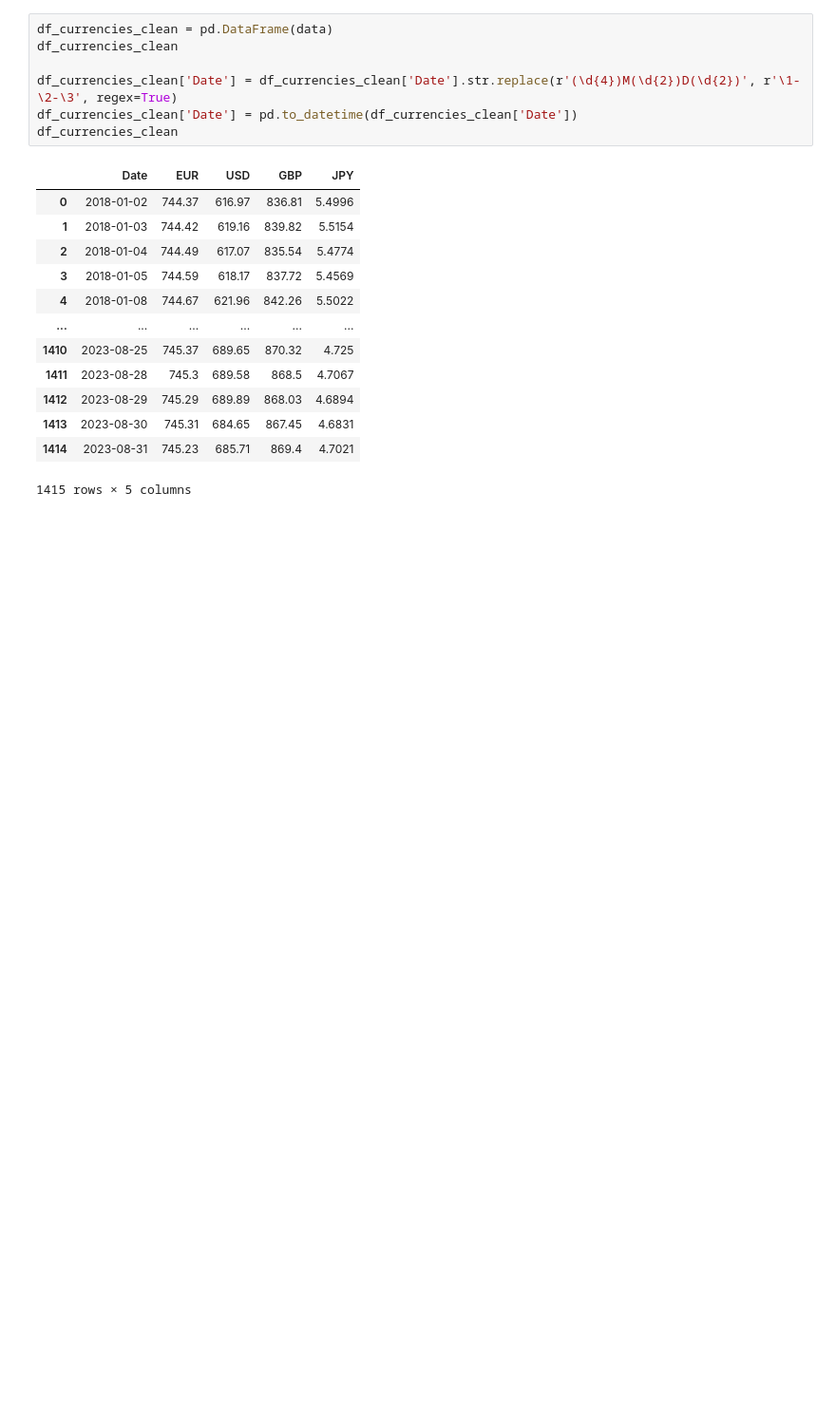
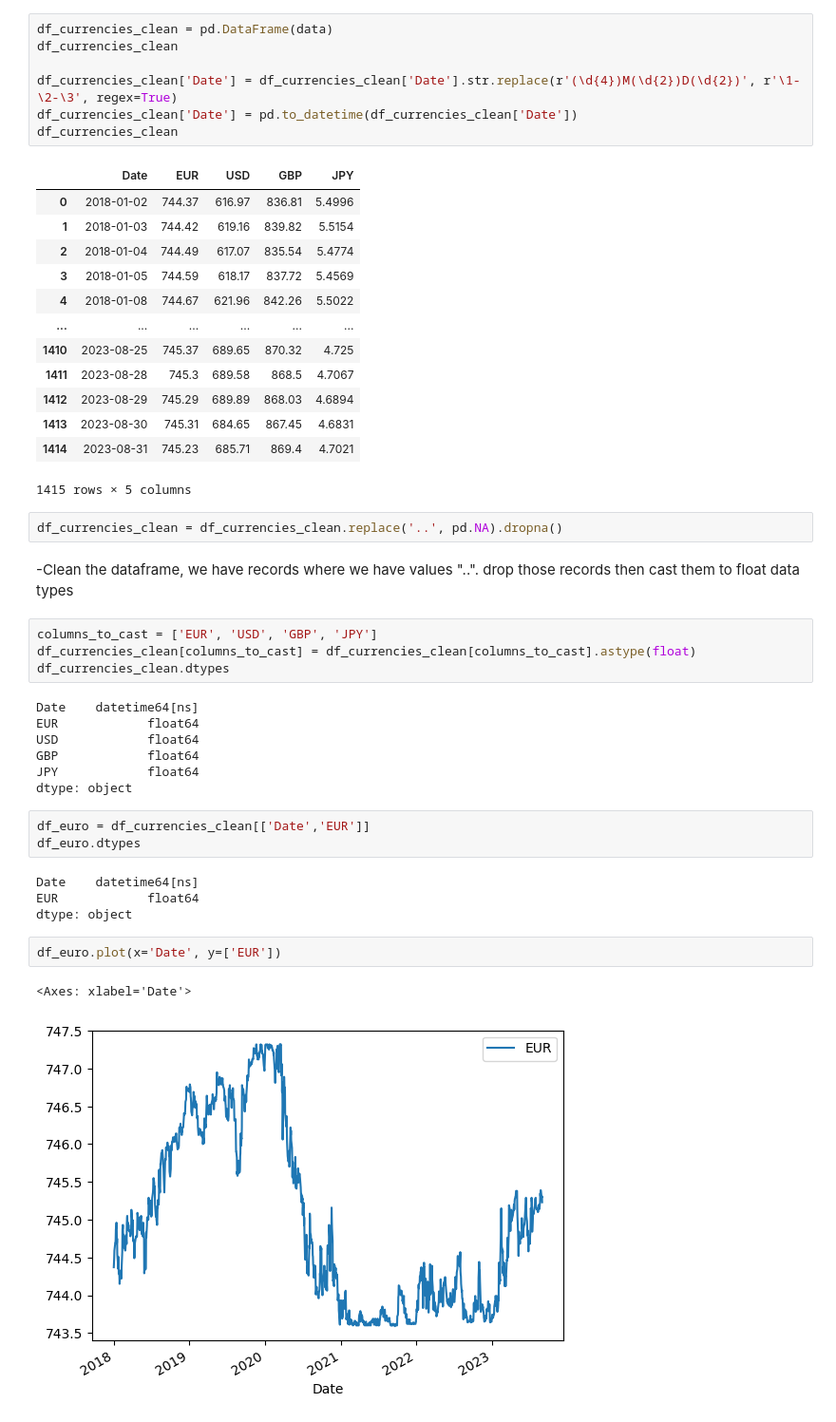
Before and after one commit to sonjamehes/PythonExchangeRate, a Jupyter notebook: all_currencies.ipynb, the cells around one changed output. Shown at 95% size. Drawn from its saved outputs; the diff is of its cells as text; blank space fills up the shorter version.

```diff
--- a/all_currencies.ipynb
+++ b/all_currencies.ipynb
@@ -51,3 +51,30 @@ df_currencies_clean
 | 1413 | 2023-08-30 | 745.31 | 684.65 | 867.45 | 4.6831 |
 | 1414 | 2023-08-31 | 745.23 | 685.71 | 869.4 | 4.7021 |
 1415 rows × 5 columns
+# %%
+df_currencies_clean = df_currencies_clean.replace('..', pd.NA).dropna()
+# %% [markdown]
+-Clean the dataframe, we have records where we have values "..". drop those records then cast them to float data types
+# %%
+columns_to_cast = ['EUR', 'USD', 'GBP', 'JPY']
+df_currencies_clean[columns_to_cast] = df_currencies_clean[columns_to_cast].astype(float)
+df_currencies_clean.dtypes
+# %% [output]
+Date    datetime64[ns]
+EUR            float64
+USD            float64
+GBP            float64
+JPY            float64
+dtype: object
+# %%
+df_euro = df_currencies_clean[['Date','EUR']]
+df_euro.dtypes
+# %% [output]
+Date    datetime64[ns]
+EUR            float64
+dtype: object
+# %%
+df_euro.plot(x='Date', y=['EUR'])
+# %% [output]
+<Axes: xlabel='Date'>
+[figure, added]
```
Also changed, not shown: 1 other file.
